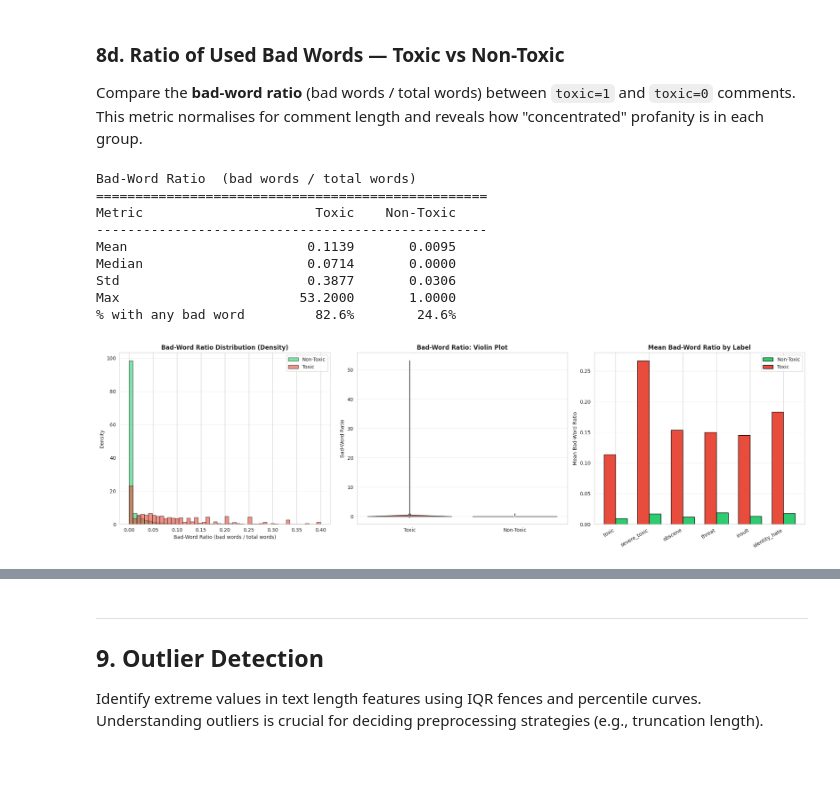
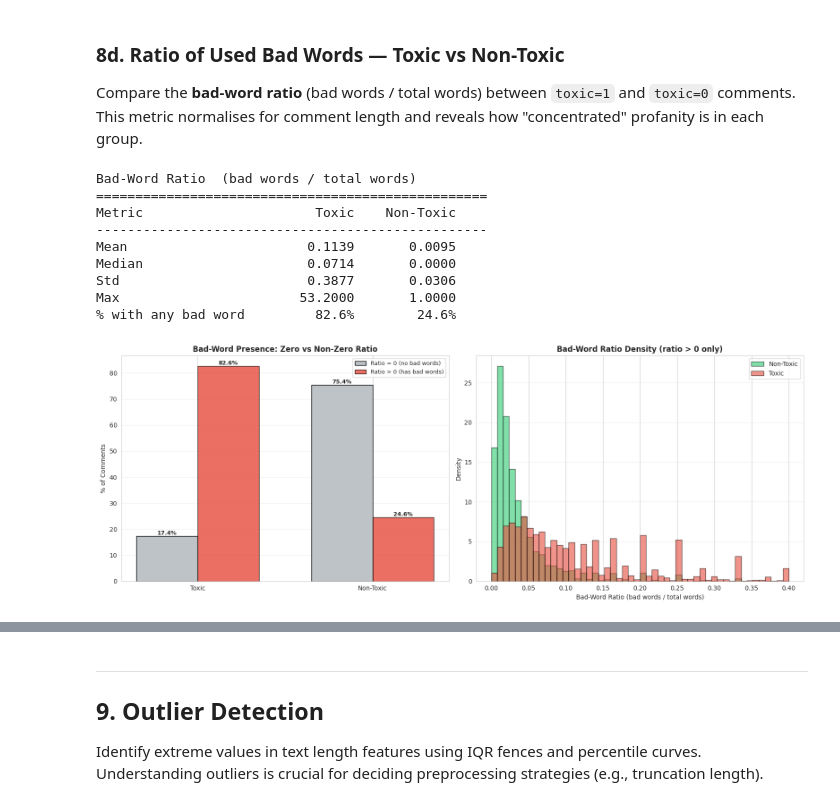
Before and after one commit to Atlls/Jigsaw-Toxic-Comment-Classification-ml, a Jupyter notebook: notebook/eda.ipynb, the cells around one changed output, grey strips where cells are left out. Drawn from its saved outputs; the diff is of its cells as text; code cells hidden in the pictures; blank space fills up the shorter version.

Commit message:
add another section about bad words per total words

```diff
--- a/notebook/eda.ipynb
+++ b/notebook/eda.ipynb
@@ -780,82 +780,67 @@ print("Bad-Word Ratio  (bad words / total words)")
 print("=" * 50)
 print(f"{'Metric':<22} {'Toxic':>10} {'Non-Toxic':>12}")
 print("-" * 50)
 print(f"{'Mean':<22} {ratio_toxic.mean():>10.4f} {ratio_non_toxic.mean():>12.4f}")
 print(f"{'Median':<22} {ratio_toxic.median():>10.4f} {ratio_non_toxic.median():>12.4f}")
 print(f"{'Std':<22} {ratio_toxic.std():>10.4f} {ratio_non_toxic.std():>12.4f}")
 print(f"{'Max':<22} {ratio_toxic.max():>10.4f} {ratio_non_toxic.max():>12.4f}")
 print(f"{'% with any bad word':<22} {(ratio_toxic > 0).mean()*100:>9.1f}% {(ratio_non_toxic > 0).mean()*100:>11.1f}%")
 
 # --- Visualisation ---
-fig, axes = plt.subplots(1, 3, figsize=(20, 6))
+fig, axes = plt.subplots(1, 2, figsize=(16, 6))
 
-# (A) Overlapping histograms
-axes[0].hist(ratio_non_toxic, bins=50, range=(0, 0.4), alpha=0.6,
-             color='#2ecc71', edgecolor='black', label='Non-Toxic', density=True)
-axes[0].hist(ratio_toxic, bins=50, range=(0, 0.4), alpha=0.6,
-             color='#e74c3c', edgecolor='black', label='Toxic', density=True)
-axes[0].set_title('Bad-Word Ratio Distribution (Density)', fontsize=12, fontweight='bold')
-axes[0].set_xlabel('Bad-Word Ratio (bad words / total words)')
-axes[0].set_ylabel('Density')
-axes[0].legend()
+# (A) % of comments with zero bad words vs at least one
+zero_pcts = [
+    (ratio_toxic == 0).mean() * 100,
+    (ratio_non_toxic == 0).mean() * 100,
+]
+nonzero_pcts = [100 - z for z in zero_pcts]
+x_pos = np.arange(2)
+w_bar = 0.35
+bars1 = axes[0].bar(x_pos - w_bar/2, zero_pcts, w_bar, label='Ratio = 0 (no bad words)',
+                     color='#bdc3c7', edgecolor='black')
+bars2 = axes[0].bar(x_pos + w_bar/2, nonzero_pcts, w_bar, label='Ratio > 0 (has bad words)',
+                     color='#e74c3c', edgecolor='black', alpha=0.8)
+axes[0].set_xticks(x_pos)
+axes[0].set_xticklabels(['Toxic', 'Non-Toxic'])
+axes[0].set_ylabel('% of Comments')
+axes[0].set_title('Bad-Word Presence: Zero vs Non-Zero Ratio', fontsize=12, fontweight='bold')
+for bar, val in zip(bars1, zero_pcts):
+    axes[0].text(bar.get_x() + bar.get_width()/2, val, f'{val:.1f}%',
+                 ha='center', va='bottom', fontsize=9, fontweight='bold')
+for bar, val in zip(bars2, nonzero_pcts):
+    axes[0].text(bar.get_x() + bar.get_width()/2, val, f'{val:.1f}%',
+                 ha='center', va='bottom', fontsize=9, fontweight='bold')
+axes[0].legend(fontsize=9)
 axes[0].grid(axis='y', alpha=0.3)
 
-# (B) Violin + box plot comparison
-violin_data = pd.DataFrame({
-    'bad_word_ratio': pd.concat([ratio_toxic, ratio_non_toxic]),
-    'toxic': ['Toxic'] * len(ratio_toxic) + ['Non-Toxic'] * len(ratio_non_toxic)
-})
-sns.violinplot(data=violin_data, x='toxic', y='bad_word_ratio',
-               palette={'Toxic': '#e74c3c', 'Non-Toxic': '#2ecc71'},
-               inner='box', cut=0, ax=axes[1])
-axes[1].set_title('Bad-Word Ratio: Violin Plot', fontsize=12, fontweight='bold')
-axes[1].set_xlabel('')
-axes[1].set_ylabel('Bad-Word Ratio')
+# (B) Density histogram — only comments with ratio > 0 (at least one bad word)
+ratio_toxic_nz = ratio_toxic[ratio_toxic > 0]
+ratio_non_toxic_nz = ratio_non_toxic[ratio_non_toxic > 0]
+
+axes[1].hist(ratio_non_toxic_nz, bins=50, range=(0, 0.4), alpha=0.6,
+             color='#2ecc71', edgecolor='black', label='Non-Toxic', density=True)
+axes[1].hist(ratio_toxic_nz, bins=50, range=(0, 0.4), alpha=0.6,
+             color='#e74c3c', edgecolor='black', label='Toxic', density=True)
+axes[1].set_title('Bad-Word Ratio Density (ratio > 0 only)', fontsize=12, fontweight='bold')
+axes[1].set_xlabel('Bad-Word Ratio (bad words / total words)')
+axes[1].set_ylabel('Density')
+axes[1].legend()
 axes[1].grid(axis='y', alpha=0.3)
-
-# (C) Mean bad-word ratio across all 6 label categories
-mean_ratios = {}
-for col in label_cols:
-    mean_ratios[col + '=1'] = df.loc[df[col] == 1, 'bad_word_ratio'].mean()
-    mean_ratios[col + '=0'] = df.loc[df[col] == 0, 'bad_word_ratio'].mean()
-
-ratio_df = pd.DataFrame({
-    'Label': label_cols,
-    'Positive (=1)': [mean_ratios[c + '=1'] for c in label_cols],
-    'Negative (=0)': [mean_ratios[c + '=0'] for c in label_cols],
-})
-ratio_df['Ratio (pos/neg)'] = ratio_df['Positive (=1)'] / ratio_df['Negative (=0)'].replace(0, np.nan)
-
-x = np.arange(len(label_cols))
-w = 0.35
-axes[2].bar(x + w/2, ratio_df['Negative (=0)'], w, label='Non-Toxic',
-            color='#2ecc71', edgecolor='black')
-axes[2].bar(x - w/2, ratio_df['Positive (=1)'], w, label='Toxic',
-            color='#e74c3c', edgecolor='black')
-axes[2].set_xticks(x)
-axes[2].set_xticklabels(label_cols, rotation=30, ha='right')
-axes[2].set_title('Mean Bad-Word Ratio by Label', fontsize=12, fontweight='bold')
-axes[2].set_ylabel('Mean Bad-Word Ratio')
-axes[2].legend()
-axes[2].grid(axis='y', alpha=0.3)
 
 plt.tight_layout()
 plt.show()
 
-# Print the summary table
-print("\nMean Bad-Word Ratio per Label (positive vs negative):")
-print(ratio_df.to_string(index=False, float_format='{:.4f}'.format))
-
 # Clean up temporary column
 df.drop(columns=['bad_word_ratio'], inplace=True)
 # %% [output]
 Bad-Word Ratio  (bad words / total words)
 ==================================================
 Metric                      Toxic    Non-Toxic
 --------------------------------------------------
 Mean                       0.1139       0.0095
 Median                     0.0714       0.0000
 Std                        0.3877       0.0306
 Max                       53.2000       1.0000
 % with any bad word         82.6%        24.6%
-[figure, old version]
+[figure, new version]
```
Also changed, not shown: parts of 3 cells of this notebook.
